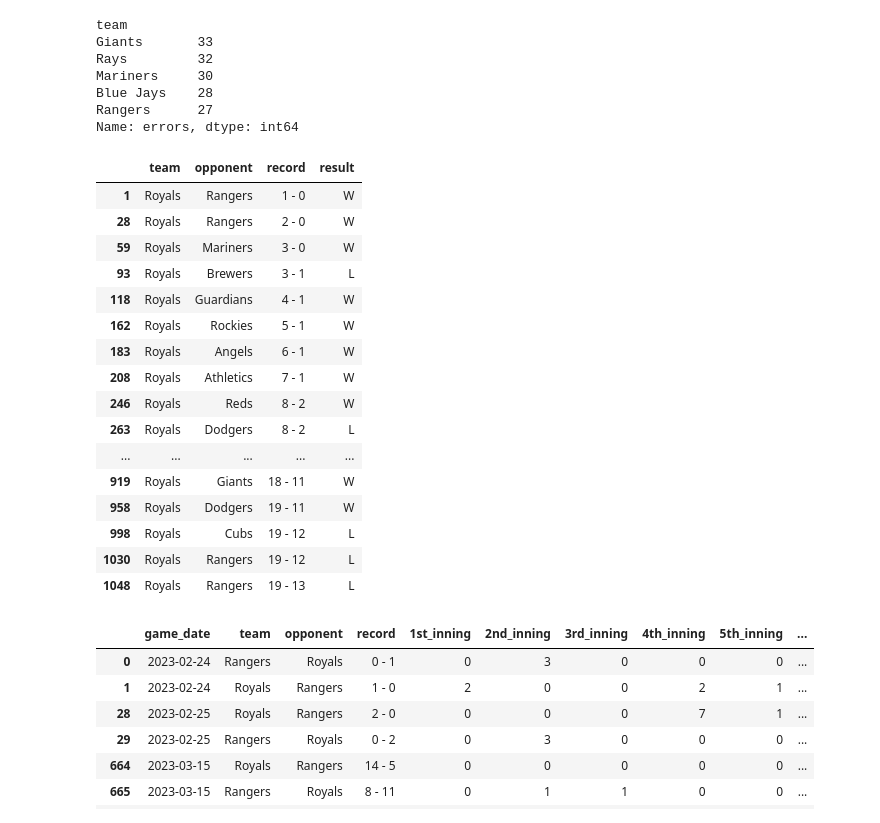
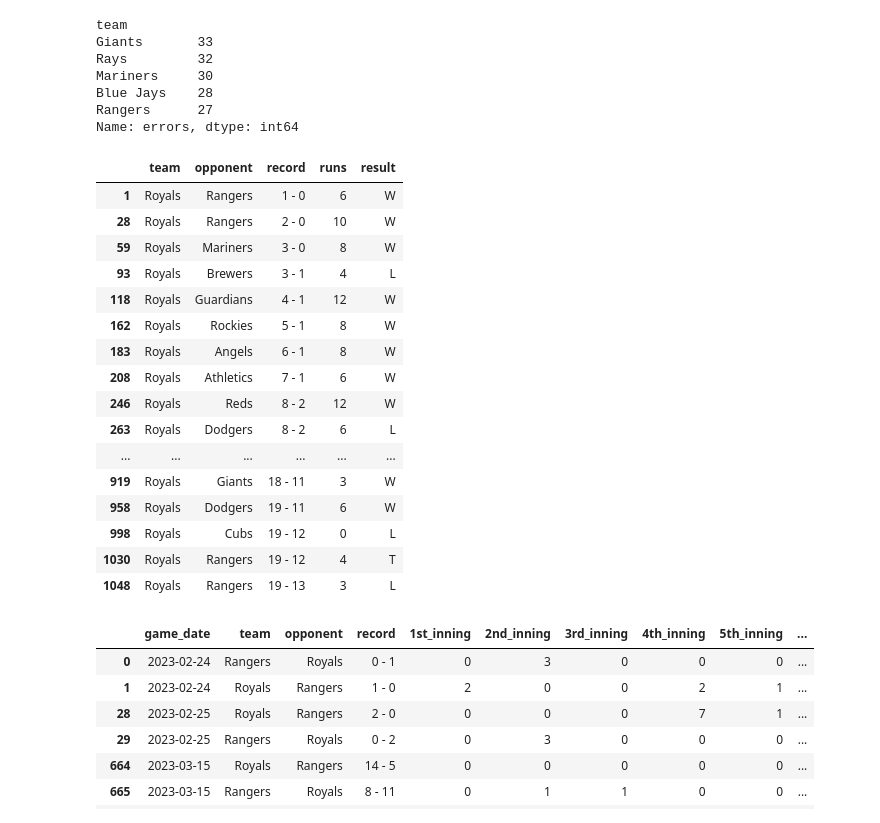
Before and after one commit to ed04rdo/MLB-webscraper, a Jupyter notebook: src/analysis.ipynb, the cells around one changed output. Saved outputs shown, nothing was run; the diff lists cells and outputs as text; code cells hidden in the pictures.

Commit message:
Tie case for Spring Training error fixed

```diff
--- a/src/analysis.ipynb
+++ b/src/analysis.ipynb
@@ -66,7 +95,7 @@ len(mlb_teams)
 # %% [markdown]
 <h5>Filtering DF so only MLB teams and Spring Training dates are considered</h5>
 # %%
-mlb_sprint_training_df = df[(df.team.isin(mlb_teams)) & (df.opponent.isin(mlb_teams)) & (df.game_date <= '2023-03-29')]
+mlb_sprint_training_df = df2[(df2.team.isin(mlb_teams)) & (df2.opponent.isin(mlb_teams)) & (df2.game_date <= '2023-03-29')]
 # mlb_sprint_training_df.team.nunique(), mlb_sprint_training_df.opponent.nunique()
 mlb_sprint_training_df
 # %% [output]
@@ -137,25 +166,25 @@ Blue Jays    28
 Rangers      27
 Name: errors, dtype: int64
 # %%
-mlb_sprint_training_df[['team','opponent','record','result']][mlb_sprint_training_df['team']=='Royals']
+mlb_sprint_training_df[['team','opponent','record','runs','result']][mlb_sprint_training_df['team']=='Royals']
 # %% [output]
-|  | team | opponent | record | result |
-| 1 | Royals | Rangers | 1 - 0 | W |
-| 28 | Royals | Rangers | 2 - 0 | W |
-| 59 | Royals | Mariners | 3 - 0 | W |
-| 93 | Royals | Brewers | 3 - 1 | L |
-| 118 | Royals | Guardians | 4 - 1 | W |
-| 162 | Royals | Rockies | 5 - 1 | W |
-| 183 | Royals | Angels | 6 - 1 | W |
-| 208 | Royals | Athletics | 7 - 1 | W |
-| 246 | Royals | Reds | 8 - 2 | W |
-| 263 | Royals | Dodgers | 8 - 2 | L |
-| ... | ... | ... | ... | ... |
-| 919 | Royals | Giants | 18 - 11 | W |
-| 958 | Royals | Dodgers | 19 - 11 | W |
-| 998 | Royals | Cubs | 19 - 12 | L |
-| 1030 | Royals | Rangers | 19 - 12 | L |
-| 1048 | Royals | Rangers | 19 - 13 | L |
+|  | team | opponent | record | runs | result |
+| 1 | Royals | Rangers | 1 - 0 | 6 | W |
+| 28 | Royals | Rangers | 2 - 0 | 10 | W |
+| 59 | Royals | Mariners | 3 - 0 | 8 | W |
+| 93 | Royals | Brewers | 3 - 1 | 4 | L |
+| 118 | Royals | Guardians | 4 - 1 | 12 | W |
+| 162 | Royals | Rockies | 5 - 1 | 8 | W |
+| 183 | Royals | Angels | 6 - 1 | 8 | W |
+| 208 | Royals | Athletics | 7 - 1 | 6 | W |
+| 246 | Royals | Reds | 8 - 2 | 12 | W |
+| 263 | Royals | Dodgers | 8 - 2 | 6 | L |
+| ... | ... | ... | ... | ... | ... |
+| 919 | Royals | Giants | 18 - 11 | 3 | W |
+| 958 | Royals | Dodgers | 19 - 11 | 6 | W |
+| 998 | Royals | Cubs | 19 - 12 | 0 | L |
+| 1030 | Royals | Rangers | 19 - 12 | 4 | T |
+| 1048 | Royals | Rangers | 19 - 13 | 3 | L |
 # %%
 mlb_sprint_training_df[(mlb_sprint_training_df['team'].isin(['Royals','Rangers'])) & (mlb_sprint_training_df['opponent'].isin(['Royals','Rangers']))]
 # %% [output]
```
Also changed, not shown: parts of 4 cells of this notebook, 2 other files.
